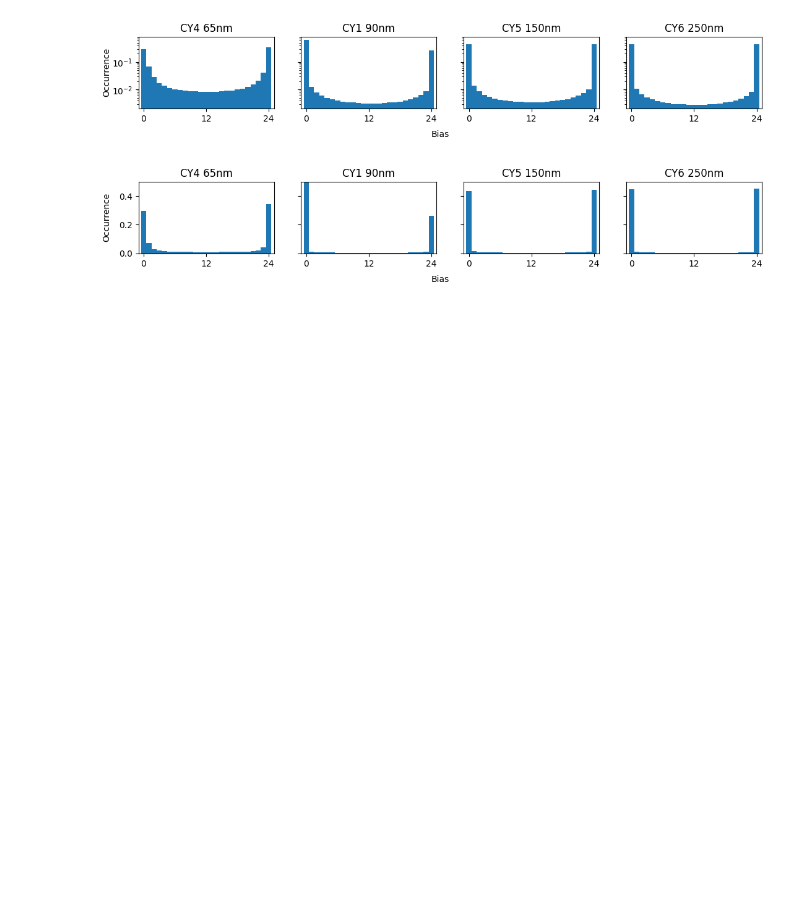
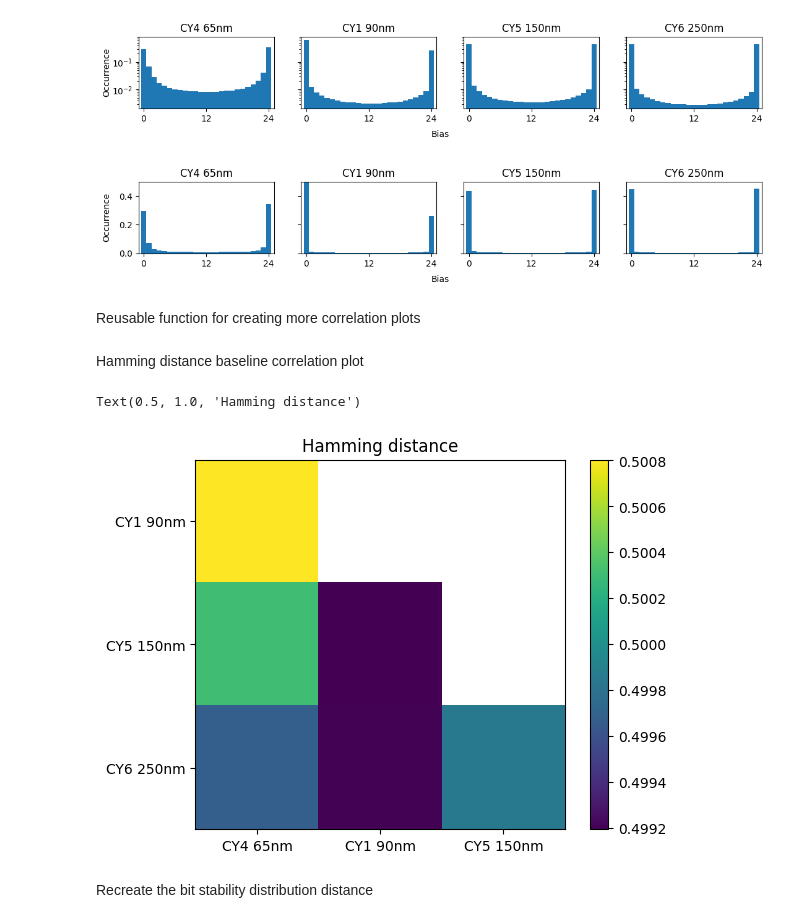
Before and after one commit to ihalseide/sram-fingerprint, a Jupyter notebook: analysis/izak_notebook.ipynb, the cells around one changed output. Drawn from its saved outputs; the diff is of its cells as text; code cells hidden in the pictures; blank space fills up the shorter version.

```diff
--- a/analysis/izak_notebook.ipynb
+++ b/analysis/izak_notebook.ipynb
@@ -1966,3 +1968,56 @@ for is_log in (True, False):
 # %% [output]
 [figure]
 [figure]
+# %% [markdown]
+Reusable function for creating more correlation plots
+# %%
+def correlation_matrix(file_list_rows: list[str], file_list_cols: list[str], correlation_function, load_function=np.load) -> np.ndarray:
+    num_rows = len(file_list_rows)
+    num_cols = len(file_list_cols)
+    matrix = np.full((num_rows, num_cols), float("NaN"))
+    for r in range(num_rows):
+        data_a = load_function(file_list_rows[r])
+        for c in range(num_cols):
+            # Don't duplicate work because
+            # It should be true that `correlation_function(a, b) == correlation_function(b, a)`
+            if (c >= r):
+                continue
+            data_b = load_function(file_list_cols[c])
+            matrix[r, c] = correlation_function(data_a, data_b)
+    return matrix
+# %% [markdown]
+Hamming distance baseline correlation plot
+# %%
+def hamming_distance(a: np.ndarray, b: np.ndarray) -> float:
+    return np.sum(hw_vec_fn(np.bitwise_xor(a, b))) / NUM_BITS
+# %%
+def correlation_matrix_plot(labeled_paths: np.ndarray, correlation_function, load_function=np.load):
+    not_found = []
+    for fname in labeled_paths[:, 1]:
+        if not os.path.isfile(fname):
+            not_found.append(fname)
+    if not_found:
+        raise FileNotFoundError("These files: " + ("\n* ".join(not_found)))
+
+    c_mat = correlation_matrix(labeled_paths[:,1], labeled_paths[:,1], correlation_function, load_function)
+    axis_n = range(labeled_paths.shape[0] - 1)
+    axes_img = plt.imshow(c_mat[1:,:-1])
+    plt.gca().set_xticks(axis_n, labels=labeled_paths[:-1, 0])
+    plt.gca().set_yticks(axis_n, labels=labeled_paths[1:, 0])
+    colorbar = plt.colorbar()
+    return axes_img, colorbar
+# %%
+labeled_paths = np.array([
+    ("CY4 65nm", r"C:\Users\ihals\OneDrive - Colostate\RAM_Lab\Senior_Design\Data\CY4-65nm-1\30C-30s-50dumps-2024.11.05.txt-results\Captures-50.npy"),
+    ("CY1 90nm", r"C:\Users\ihals\OneDrive - Colostate\RAM_Lab\Senior_Design\Data\CY1-90nm-2\RT-30s-50dumps.txt-results\Captures-50.npy"),
+    ("CY5 150nm", r"C:\Users\ihals\OneDrive - Colostate\RAM_Lab\Senior_Design\Data\CY5-150nm-2\50_captures_15_second_delay.txt-results\Captures-50.npy"),
+    ("CY6 250nm", r"C:\Users\ihals\OneDrive - Colostate\RAM_Lab\Senior_Design\Data\CY6-250nm-1\30C-60s-50dumps-2024.11.01.txt-results\Captures-50.npy"),
+])
+
+correlation_matrix_plot(labeled_paths, hamming_distance, load_function=lambda f: np.load(f)[0])
+plt.title("Hamming distance")
+# %% [output]
+Text(0.5, 1.0, 'Hamming distance')
+[figure, added]
+# %% [markdown]
+Recreate the bit stability distribution distance
```
Also changed, not shown: parts of 21 cells of this notebook.
